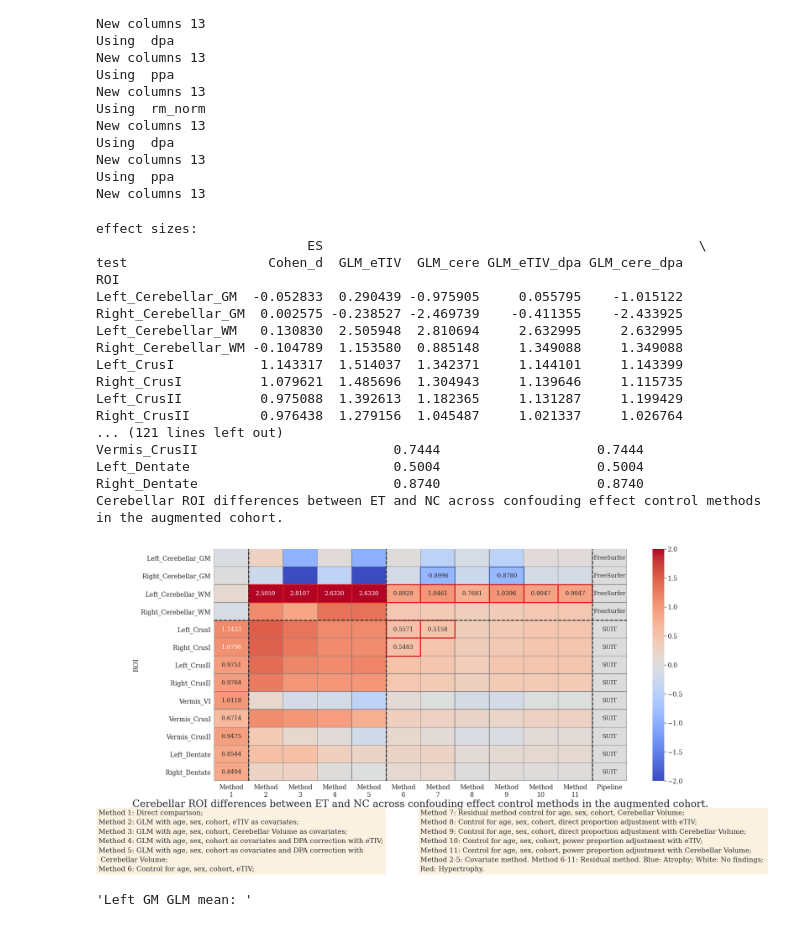
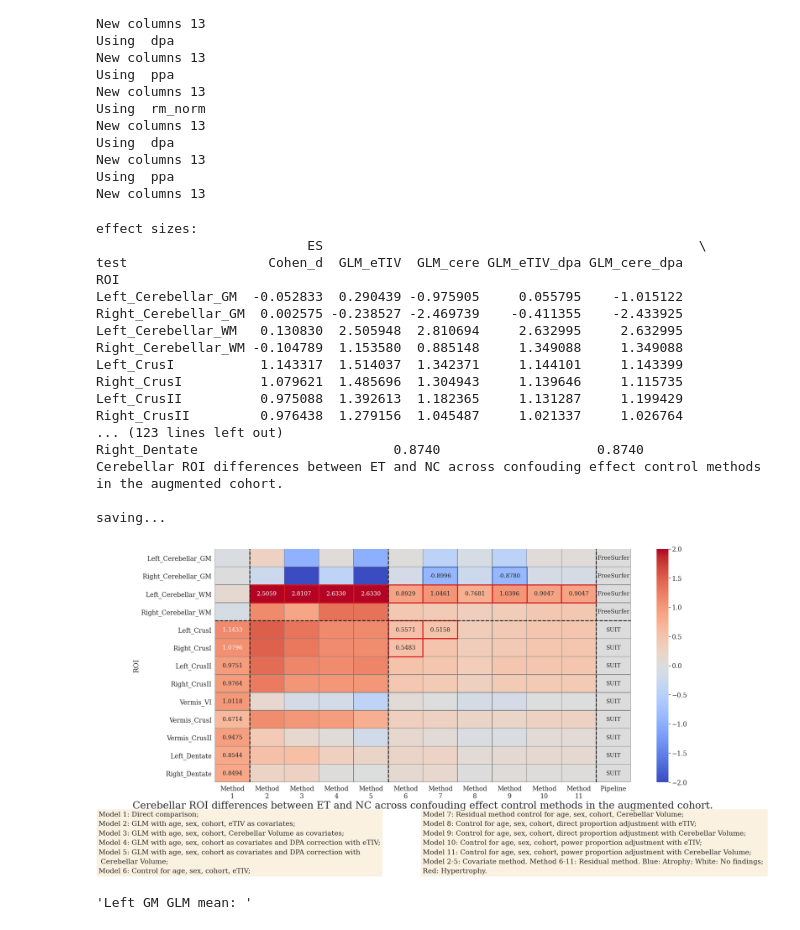
Before and after one commit to neurodatascience/ET_biomarker, a Jupyter notebook: stats/2-b_cerebellar-volumetry_methods-sensitivity.ipynb, the cells around one changed output. Cells and saved outputs as stored; diff of their text form; code cells hidden in the pictures.

Commit message:
Update method -> model in sensitivity figures.

```diff
--- a/stats/2-b_cerebellar-volumetry_methods-sensitivity.ipynb
+++ b/stats/2-b_cerebellar-volumetry_methods-sensitivity.ipynb
@@ -260,7 +260,7 @@ method_es_df =pd.concat([glm_es_df, permu_es_df])
 figure_size=(26, 12);
 legend_text_pos1=[-0.28, -0.125];
 legend_text_pos2=[0.5, -0.125];
-save_fig=0
+save_fig=1
 
 legend_font_size='medium'
 C_MAP='coolwarm'; VMIN=-2; VMAX=2; alpha_=0.05
@@ -318,49 +318,49 @@ conflict_roi_all= [(x+1,2) for x in range(10)]+[(5,4),(5,5),(6,4)]
 for x_ in conflict_roi_all:
     ax2.add_patch(Rectangle(x_, 1, 1, fill=False, edgecolor='#d7191c', lw=3))
 
 h_line_pos=[4]; v_line_pos=[1,5,11];
 for x in h_line_pos: plt.axhline(x, ls='--',c='k', lw=2.5)
 for x in v_line_pos: plt.axvline(x, ls='--',c='k', lw=2.5)
 
 ## adding text boxes
 textstr1 = '\n'.join([
-    'Method 1: Direct comparison;',
-    'Method 2: GLM with age, sex, cohort, eTIV as covariates;',
-    'Method 3: GLM with age, sex, cohort, Cerebellar Volume as covariates;',
-    'Method 4: GLM with age, sex, cohort as covariates and DPA correction with eTIV;',
-    'Method 5: GLM with age, sex, cohort as covariates and DPA correction with\n Cerebellar Volume;',
-    'Method 6: Control for age, sex, cohort, eTIV;'])
-textstr2 = '\n'.join(['Method 7: Residual method control for age, sex, cohort, Cerebellar Volume;',
-    'Method 8: Control for age, sex, cohort, direct proportion adjustment with eTIV;',
-    'Method 9: Control for age, sex, cohort, direct proportion adjustment with Cerebellar Volume;',
-    'Method 10: Control for age, sex, cohort, power proportion adjustment with eTIV;',
-    'Method 11: Control for age, sex, cohort, power proportion adjustment with Cerebellar Volume;',
-    'Method 2-5: Covariate method. Method 6-11: Residual method. Blue: Atrophy; White: No findings; \nRed: Hypertrophy.'])
+    'Model 1: Direct comparison;',
+    'Model 2: GLM with age, sex, cohort, eTIV as covariates;',
+    'Model 3: GLM with age, sex, cohort, Cerebellar Volume as covariates;',
+    'Model 4: GLM with age, sex, cohort as covariates and DPA correction with eTIV;',
+    'Model 5: GLM with age, sex, cohort as covariates and DPA correction with\n Cerebellar Volume;',
+    'Model 6: Control for age, sex, cohort, eTIV;'])
+textstr2 = '\n'.join(['Model 7: Residual method control for age, sex, cohort, Cerebellar Volume;',
+    'Model 8: Control for age, sex, cohort, direct proportion adjustment with eTIV;',
+    'Model 9: Control for age, sex, cohort, direct proportion adjustment with Cerebellar Volume;',
+    'Model 10: Control for age, sex, cohort, power proportion adjustment with eTIV;',
+    'Model 11: Control for age, sex, cohort, power proportion adjustment with Cerebellar Volume;',
+    'Model 2-5: Covariate method. Method 6-11: Residual method. Blue: Atrophy; White: No findings; \nRed: Hypertrophy.'])
 # these are matplotlib.patch.Patch properties
 props = dict(boxstyle='round', facecolor='wheat', alpha=0.4)
 # place a text box in upper left in axes coords
 ax2.text(legend_text_pos1[0], legend_text_pos1[1], textstr1, transform=ax2.transAxes, fontsize=legend_font_size, verticalalignment='top', bbox=props, linespacing=1.6)
 ax2.text(legend_text_pos2[0], legend_text_pos2[1], textstr2, transform=ax2.transAxes, fontsize=legend_font_size, verticalalignment='top', bbox=props, linespacing=1.6)
 if save_fig: print('saving...'); f2.savefig("Figure1_matched-corhorts_methods-Sensitivity.jpg", dpi=300, bbox_inches='tight', pad_inches=0.1)
 # %% [output]
 effect sizes:
                            ES                                                \
 test                  Cohen_d  GLM_eTIV  GLM_cere GLM_eTIV_dpa GLM_cere_dpa
 ROI
 Left_Cerebellar_GM  -0.052833  0.290439 -0.975905     0.055795    -1.015122
 Right_Cerebellar_GM  0.002575 -0.238527 -2.469739    -0.411355    -2.433925
 Left_Cerebellar_WM   0.130830  2.505948  2.810694     2.632995     2.632995
 Right_Cerebellar_WM -0.104789  1.153580  0.885148     1.349088     1.349088
 Left_CrusI           1.143317  1.514037  1.342371     1.144101     1.143399
 Right_CrusI          1.079621  1.485696  1.304943     1.139646     1.115735
 Left_CrusII          0.975088  1.392613  1.182365     1.131287     1.199429
 Right_CrusII         0.976438  1.279156  1.045487     1.021337     1.026764
-... (121 lines left out)
-Vermis_CrusII                         0.7444                    0.7444
-Left_Dentate                          0.5004                    0.5004
+... (123 lines left out)
 Right_Dentate                         0.8740                    0.8740
 Cerebellar ROI differences between ET and NC across confouding effect control methods in the augmented cohort.
+
+saving...
-[figure, old version]
+[figure, new version]
 # %%
 #main_p_df
 display('Left GM GLM mean: ', main_es_df.iloc[2,1:5].mean())
```
Also changed, not shown: parts of 4 cells of this notebook, 4 other files.
